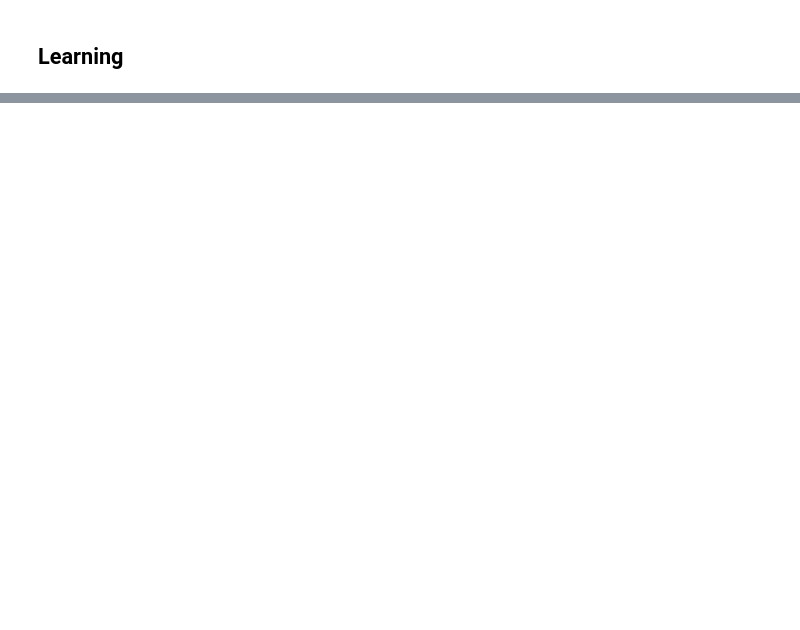
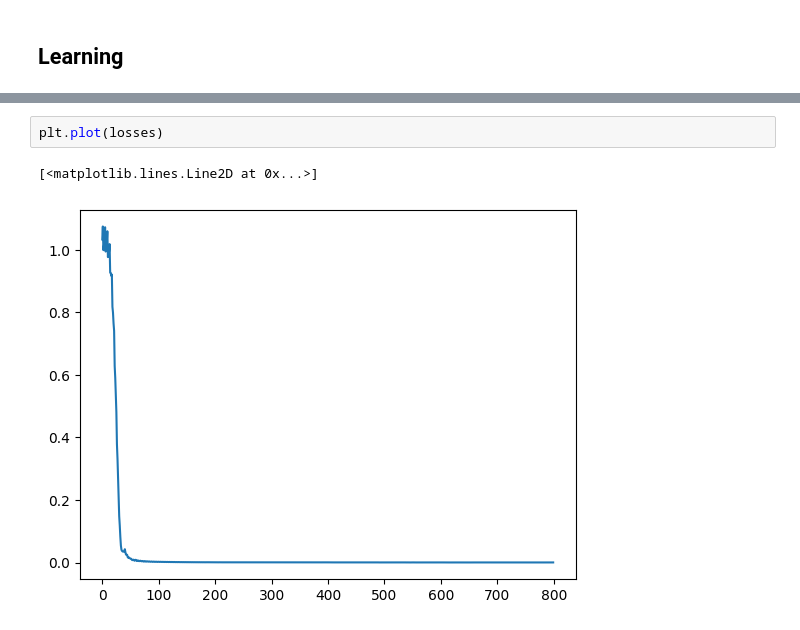
Before and after one commit to nverstaevel/ciel, a Jupyter notebook: examples/gradient_learning/test_gradient_goldstein.ipynb, the cells around one changed output, grey strips where cells are left out. Drawn from its saved outputs; the diff is of its cells as text; blank space fills up the shorter version.

```diff
--- a/examples/gradient_learning/test_gradient_goldstein.ipynb
+++ b/examples/gradient_learning/test_gradient_goldstein.ipynb
@@ -223,3 +225,8 @@ torch.Size([200]) torch.Size([200, 2])
+# %%
+plt.plot(losses)
+# %% [output]
+[<matplotlib.lines.Line2D at 0x...>]
+[figure, added]
 # %%
 activations = activated(X, orthotopes, limit_probability).unsqueeze(-1).detach()
 y = torch.mean(batch_predict_linear_regression(X, parameters) * activations, dim=0).detach()
```
Also changed, not shown: parts of 9 cells of this notebook.
